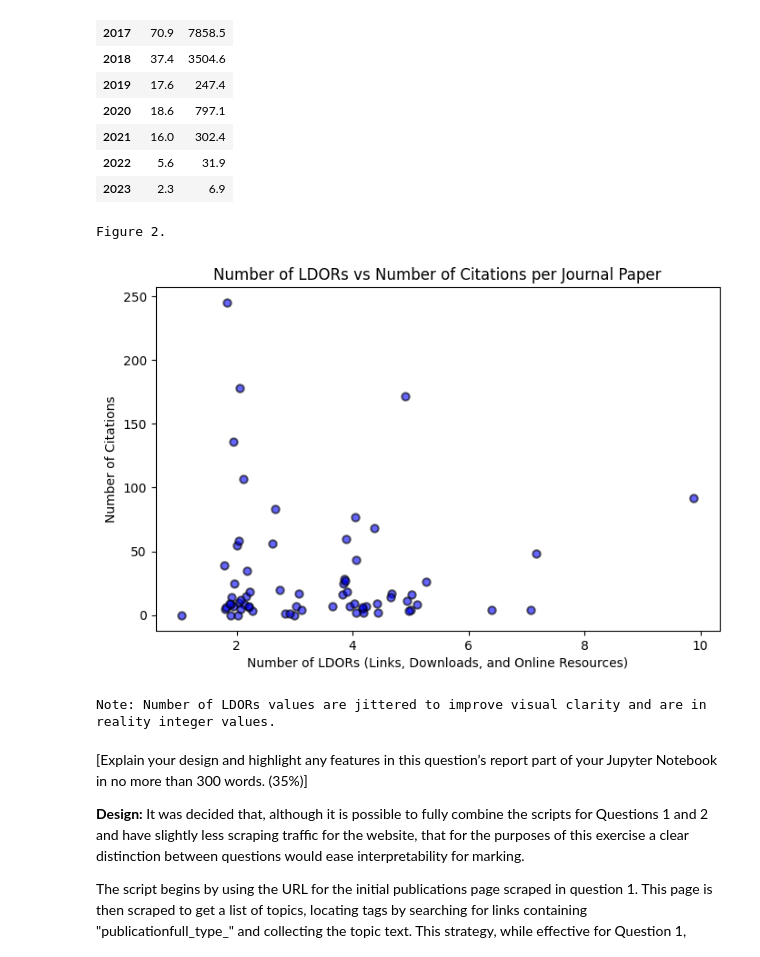
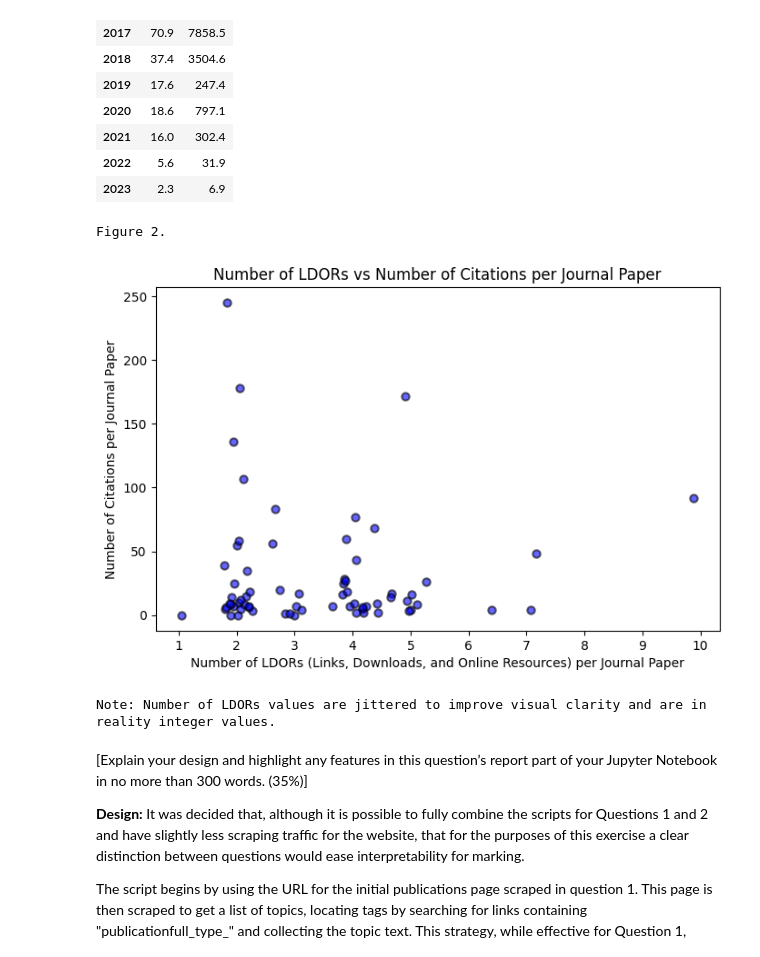
Before and after one commit to alasdair-breasley/pds-assignment, a Jupyter notebook: PDS_Assignment.ipynb, the cells around one changed output. Saved outputs shown, nothing was run; the diff lists cells and outputs as text; code cells hidden in the pictures.

Commit message:
Question 2 - Figure 2, other small edits.

```diff
--- a/PDS_Assignment.ipynb
+++ b/PDS_Assignment.ipynb
@@ -576,23 +576,25 @@ citations_dataframe_fig1
 # %%
 # Figure 2
 
 np.random.seed(123456789)
 
 plt.figure(figsize = (8, 5), dpi = 100)
 # Jitter the LDORs values to prevent overplotting
 plt.scatter(unique_journal_papers_dataframe["LDOR"] + np.random.normal(0, 0.2, size = unique_journal_papers_dataframe["LDOR"].shape),
             unique_journal_papers_dataframe["Number of Citations"], c = "blue", edgecolors = "black", linewidths = 1.5, alpha = 0.6)
 plt.title("Number of LDORs vs Number of Citations per Journal Paper")
-plt.xlabel("Number of LDORs (Links, Downloads, and Online Resources)")
-plt.ylabel("Number of Citations")
+plt.xlabel("Number of LDORs (Links, Downloads, and Online Resources) per Journal Paper")
+plt.ylabel("Number of Citations per Journal Paper")
+# Add x-axis tick marks at every integer value for improved clarity
+plt.gca().xaxis.set_major_locator(plt.MaxNLocator(integer = True))
 
 print("Figure 2.")
 plt.show()
 
 print("Note: Number of LDORs values are jittered to improve visual clarity and are in reality integer values.")
 # %% [output]
 Figure 2.
-[figure, old version]
+[figure, new version]
 Note: Number of LDORs values are jittered to improve visual clarity and are in reality integer values.
 # %% [markdown]
 [Explain your design and highlight any features in this question’s report part of your Jupyter Notebook in no more than 300 words. (35%)]
```
Also changed, not shown: parts of 4 cells of this notebook.
